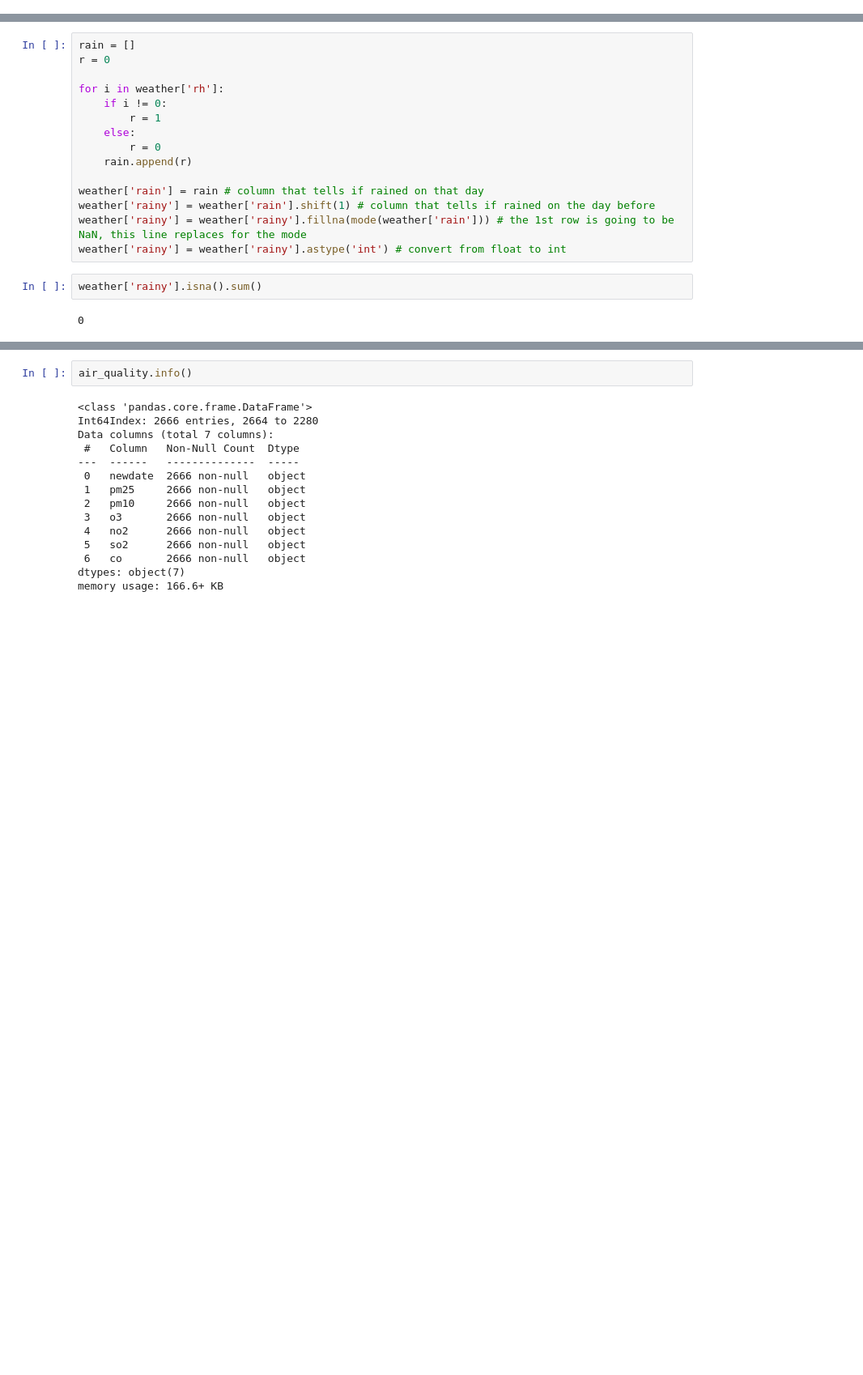
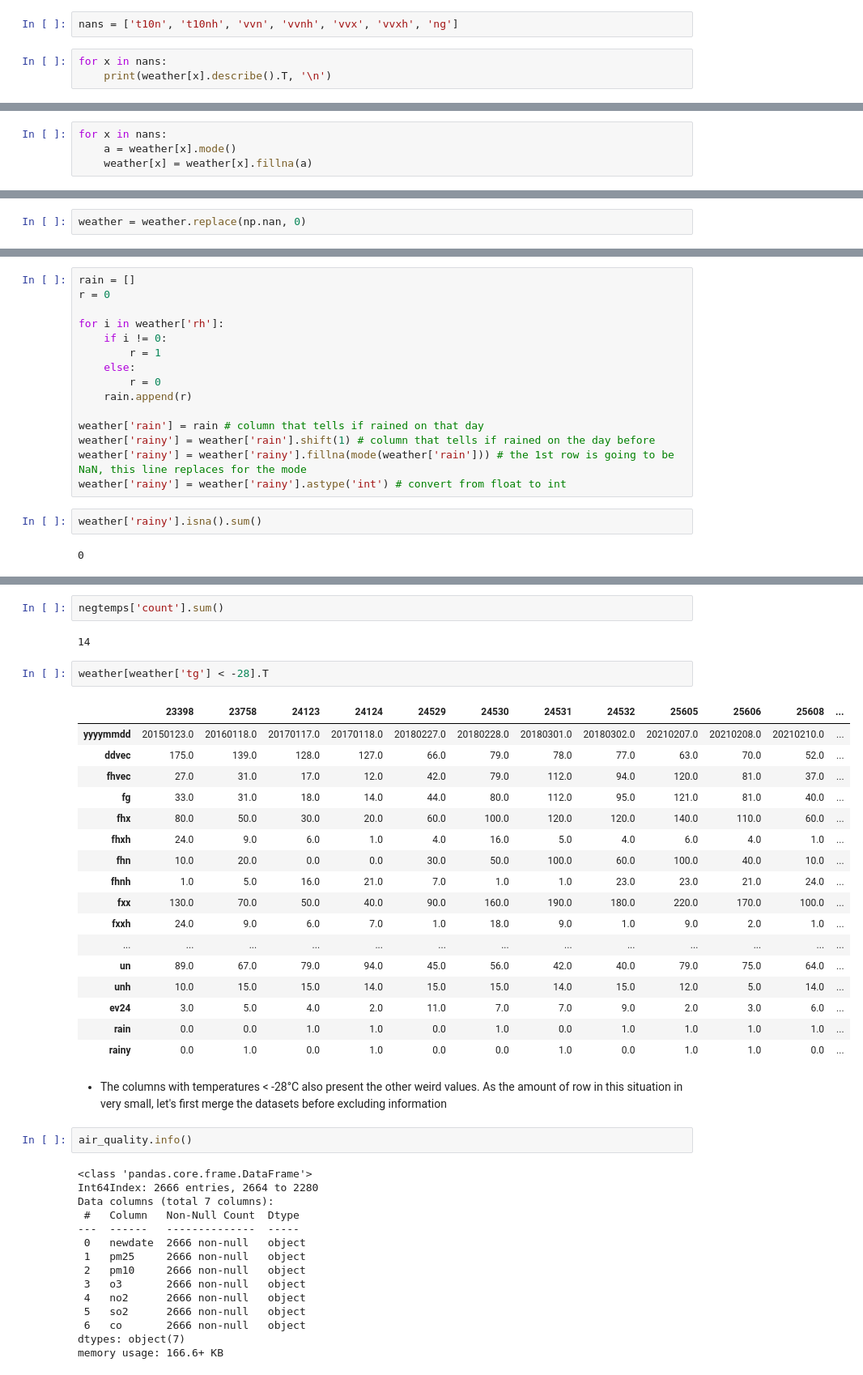
Before and after one commit to ClauCarloni/data_final_project, a Jupyter notebook: dutch_daily_weather_data.ipynb, the cells around one changed output, grey strips where cells are left out. Shown at 81% size. Saved outputs shown, nothing was run; the diff lists cells and outputs as text; blank space fills up the shorter version.

```diff
--- a/dutch_daily_weather_data.ipynb
+++ b/dutch_daily_weather_data.ipynb
@@ -436,0 +395,5 @@ dtype: int64
+# %%
+nans = ['t10n', 't10nh', 'vvn', 'vvnh', 'vvx', 'vvxh', 'ng']
+# %%
+for x in nans:
+    print(weather[x].describe().T, '\n')
@@ -436,0 +418,4 @@ dtype: int64
+# %%
+for x in nans:
+    a = weather[x].mode()
+    weather[x] = weather[x].fillna(a)
@@ -456,0 +474,2 @@ Name: t10n, dtype: float64
+# %%
+weather = weather.replace(np.nan, 0)
@@ -520,3 +655,29 @@ print(ddvec, fhvec, fg, tg, rh)
+# %%
+negtemps['count'].sum()
+# %% [output]
+14
+# %%
+weather[weather['tg'] < -28].T
+# %% [output]
+|  | 23398 | 23758 | 24123 | 24124 | 24529 | 24530 | 24531 | 24532 | 25605 | 25606 | 25608 | ... |
+| yyyymmdd | 20150123.0 | 20160118.0 | 20170117.0 | 20170118.0 | 20180227.0 | 20180228.0 | 20180301.0 | 20180302.0 | 20210207.0 | 20210208.0 | 20210210.0 | ... |
+| ddvec | 175.0 | 139.0 | 128.0 | 127.0 | 66.0 | 79.0 | 78.0 | 77.0 | 63.0 | 70.0 | 52.0 | ... |
+| fhvec | 27.0 | 31.0 | 17.0 | 12.0 | 42.0 | 79.0 | 112.0 | 94.0 | 120.0 | 81.0 | 37.0 | ... |
+| fg | 33.0 | 31.0 | 18.0 | 14.0 | 44.0 | 80.0 | 112.0 | 95.0 | 121.0 | 81.0 | 40.0 | ... |
+| fhx | 80.0 | 50.0 | 30.0 | 20.0 | 60.0 | 100.0 | 120.0 | 120.0 | 140.0 | 110.0 | 60.0 | ... |
+| fhxh | 24.0 | 9.0 | 6.0 | 1.0 | 4.0 | 16.0 | 5.0 | 4.0 | 6.0 | 4.0 | 1.0 | ... |
+| fhn | 10.0 | 20.0 | 0.0 | 0.0 | 30.0 | 50.0 | 100.0 | 60.0 | 100.0 | 40.0 | 10.0 | ... |
+| fhnh | 1.0 | 5.0 | 16.0 | 21.0 | 7.0 | 1.0 | 1.0 | 23.0 | 23.0 | 21.0 | 24.0 | ... |
+| fxx | 130.0 | 70.0 | 50.0 | 40.0 | 90.0 | 160.0 | 190.0 | 180.0 | 220.0 | 170.0 | 100.0 | ... |
+| fxxh | 24.0 | 9.0 | 6.0 | 7.0 | 1.0 | 18.0 | 9.0 | 1.0 | 9.0 | 2.0 | 1.0 | ... |
+| ... | ... | ... | ... | ... | ... | ... | ... | ... | ... | ... | ... | ... |
+| un | 89.0 | 67.0 | 79.0 | 94.0 | 45.0 | 56.0 | 42.0 | 40.0 | 79.0 | 75.0 | 64.0 | ... |
+| unh | 10.0 | 15.0 | 15.0 | 14.0 | 15.0 | 15.0 | 14.0 | 15.0 | 12.0 | 5.0 | 14.0 | ... |
+| ev24 | 3.0 | 5.0 | 4.0 | 2.0 | 11.0 | 7.0 | 7.0 | 9.0 | 2.0 | 3.0 | 6.0 | ... |
+| rain | 0.0 | 0.0 | 1.0 | 1.0 | 0.0 | 1.0 | 0.0 | 1.0 | 1.0 | 1.0 | 1.0 | ... |
+| rainy | 0.0 | 1.0 | 0.0 | 1.0 | 0.0 | 0.0 | 1.0 | 0.0 | 1.0 | 1.0 | 0.0 | ... |
+# %% [markdown]
+- The columns with temperatures < -28°C also present the other weird values. As the amount of row in this situation in very small, let's first merge the datasets before excluding information
 # %%
 air_quality.info()
 # %% [output]
```
Also changed, not shown: parts of 87 cells of this notebook.
